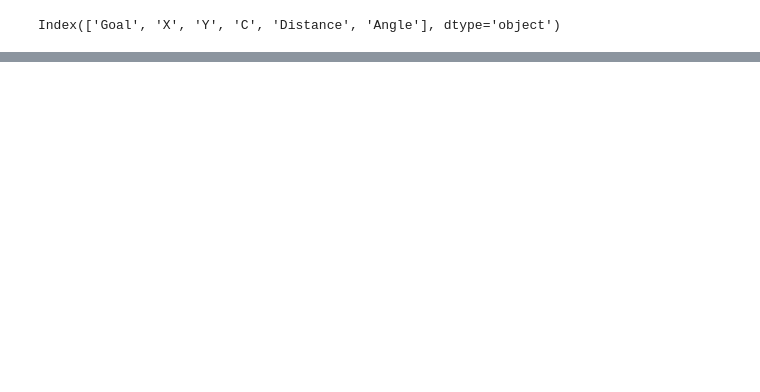
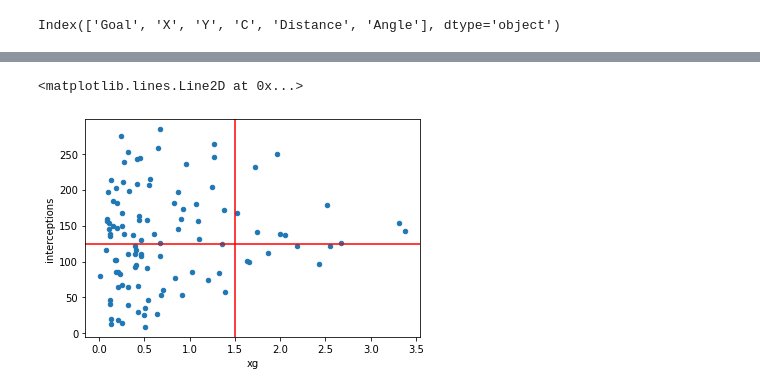
Before and after one commit to rv0lt/MathematicsOfFootball, a Jupyter notebook: asigments2.ipynb, the cells around one changed output, grey strips where cells are left out. Cells and saved outputs as stored; diff of their text form; code cells hidden in the pictures; blank space fills up the shorter version.

```diff
--- a/asigments2.ipynb
+++ b/asigments2.ipynb
@@ -313,0 +235,35 @@ aux[aux["chainId"] == 7]
+# %%
+'''
+now we will take the number of interceptions for each player and add it on the dataframe
+'''
+def filterInterceptionsEvents(eventsDefenders):
+    interceptionsDf = pd.DataFrame()
+
+    for i,event in eventsDefenders.iterrows():
+        for tag in event['tags']:
+            if tag['id'] == 1401:
+                interceptionsDf = interceptionsDf.append(event)
+    return interceptionsDf
+# %%
+interceptionsDf = filterInterceptionsEvents(eventsDefenders)
+# %%
+def getMetrics(eventsDFWithChain2,interceptionsDf):
+    aux = eventsDFWithChain2.groupby("playerId")["xg"].sum()
+    metricsDf = aux.to_frame()
+
+    metricsDf["interceptions"] = 0
+    interceptionsDf["self"] = 1
+    aux = interceptionsDf.groupby("playerId")["self"].count()
+    for i,player in aux.to_frame().iterrows():
+        metricsDf.at[i,"interceptions"] = player["self"]
+    metricsDf = metricsDf[metricsDf["interceptions"] > 0]
+    return metricsDf
+# %%
+metricsDf = getMetrics(eventsDFWithChain,interceptionsDf)
+# %%
+ax = metricsDf.plot.scatter(x="xg", y="interceptions")
+ax.axvline(x=1.5,ymin=0, ymax=1, color="red")
+ax.axhline(y=125, xmin=0, xmax=1, color="red")
+# %% [output]
+<matplotlib.lines.Line2D at 0x...>
+[figure, added]
```
Also changed, not shown: parts of 44 cells of this notebook.
